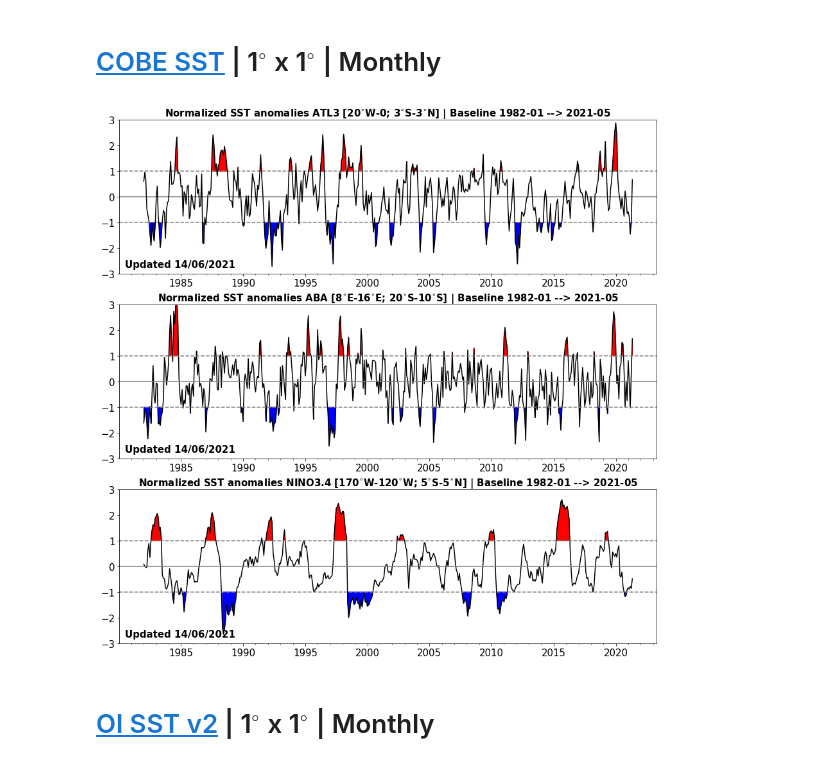
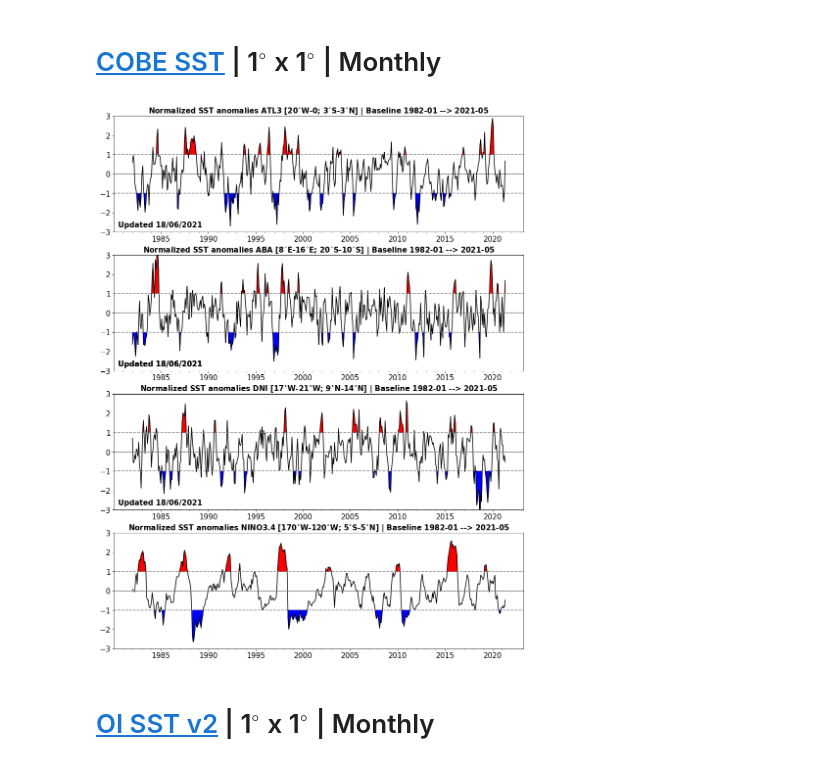
Before and after one commit to aprig/Auto_timeseries_ATL3_ABA, a Jupyter notebook: automatic_time_series_SST.ipynb, the cells around one changed output. Drawn from its saved outputs; the diff is of its cells as text; code cells hidden in the pictures.

Commit message:
Add files via upload
- Add DNI index
- Remove all the library
- Add weekly Atl3 SSTa

```diff
--- a/automatic_time_series_SST.ipynb
+++ b/automatic_time_series_SST.ipynb
@@ -374,5 +20,6 @@ ssta_atl3_norm_oi_wk,ssta_aba_norm_oi_wk,ssta_nino34_norm_oi_wk = read_data_comp
 # %%
 path_data = 'https://psl.noaa.gov/thredds/dodsC/Datasets/COBE/sst.mon.mean.nc'
-ssta_atl3_norm_cobe,ssta_aba_norm_cobe,ssta_nino34_norm_cobe = read_data_compute_anomalies(path_data)
+(ssta_atl3_norm_cobe,ssta_aba_norm_cobe,
+ ssta_nino34_norm_cobe,ssta_dni_norm_cobe) = read_data_compute_anomalies(path_data)
 # %%
 path_oi = 'https://psl.noaa.gov/thredds/dodsC/Datasets/noaa.oisst.v2/'
@@ -388,9 +37,9 @@ ssta_atl3_norm_ersst,ssta_aba_norm_ersst,ssta_nino34_norm_ersst = read_data_comp
 
 # [COBE SST](https://psl.noaa.gov/data/gridded/data.cobe.html) | 1$^{\circ}$ x 1$^{\circ}$ | Monthly
 # %%
-plot_anomalies(ssta_atl3_norm_cobe,ssta_aba_norm_cobe,ssta_nino34_norm_cobe)
+plot_anomalies(ssta_atl3_norm_cobe,ssta_aba_norm_cobe,ssta_nino34_norm_cobe,ssta_dni_norm_cobe)
 # %% [output]
-[figure, old version]
+[figure, new version]
 # %% [markdown]
 # [OI SST v2](https://psl.noaa.gov/data/gridded/data.noaa.oisst.v2.html) | 1$^{\circ}$ x 1$^{\circ}$ | Monthly
 # %%
```
Also changed, not shown: parts of 12 cells of this notebook.
